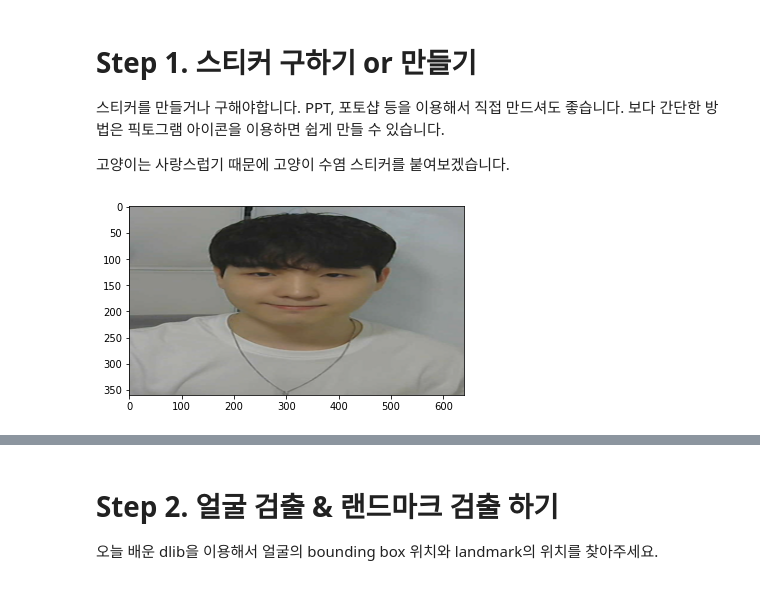
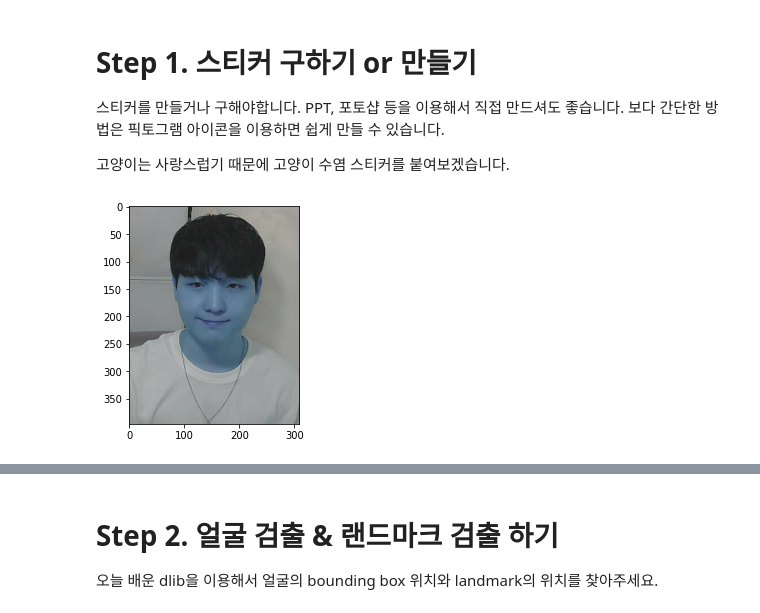
Before and after one commit to ScientistLim/AIFFEL_Quest, a Jupyter notebook: EXPLORATION3/Untitled.ipynb, the cells around one changed output, grey strips where cells are left out. Drawn from its saved outputs; the diff is of its cells as text; code cells hidden in the pictures.

```diff
--- a/EXPLORATION3/Untitled.ipynb
+++ b/EXPLORATION3/Untitled.ipynb
@@ -17,11 +17,8 @@ import os
 고양이는 사랑스럽기 때문에 고양이 수염 스티커를 붙여보겠습니다.
 # %%
 img_path = os.getenv("HOME") + "/aiffel/camera_sticker/images/myface.png"
-img_bgr = cv2.imread(img_path)
-img_resize = cv2.resize(img_bgr, (640, 360))
-img_rgb = cv2.cvtColor(img_resize, cv2.COLOR_BGR2RGB)
-img_show = img_rgb.copy()
-plt.imshow(img_show)
+img_show = img_bgr.copy()
+plt.imshow(img_bgr)
 plt.show()
 # %% [output]
-[figure, old version]
+[figure, new version]
```
Also changed, not shown: parts of 7 cells of this notebook, 1 other file.
